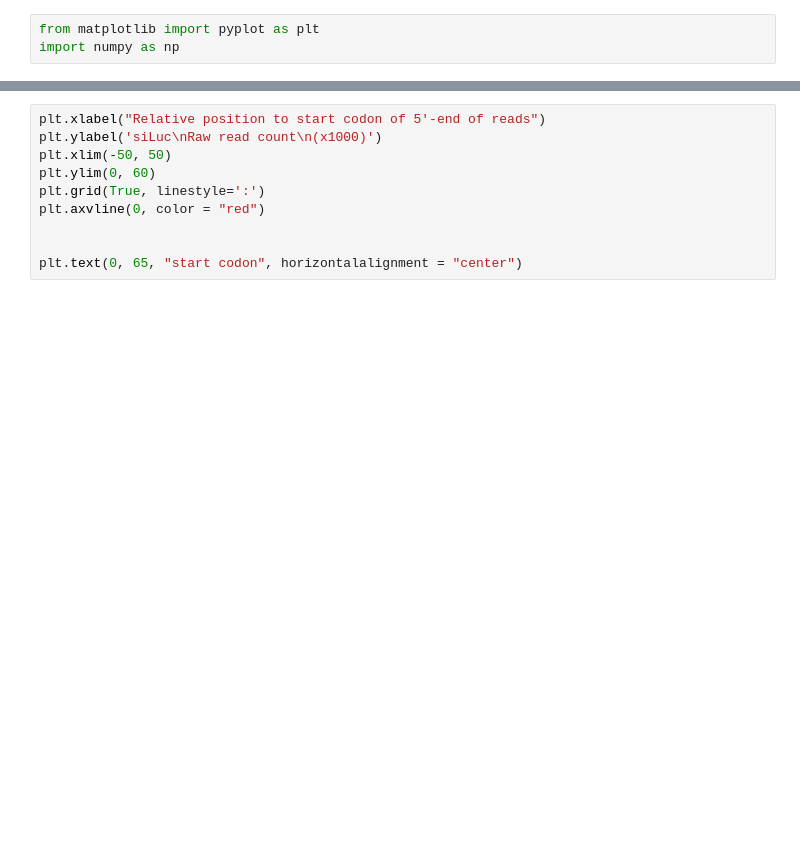
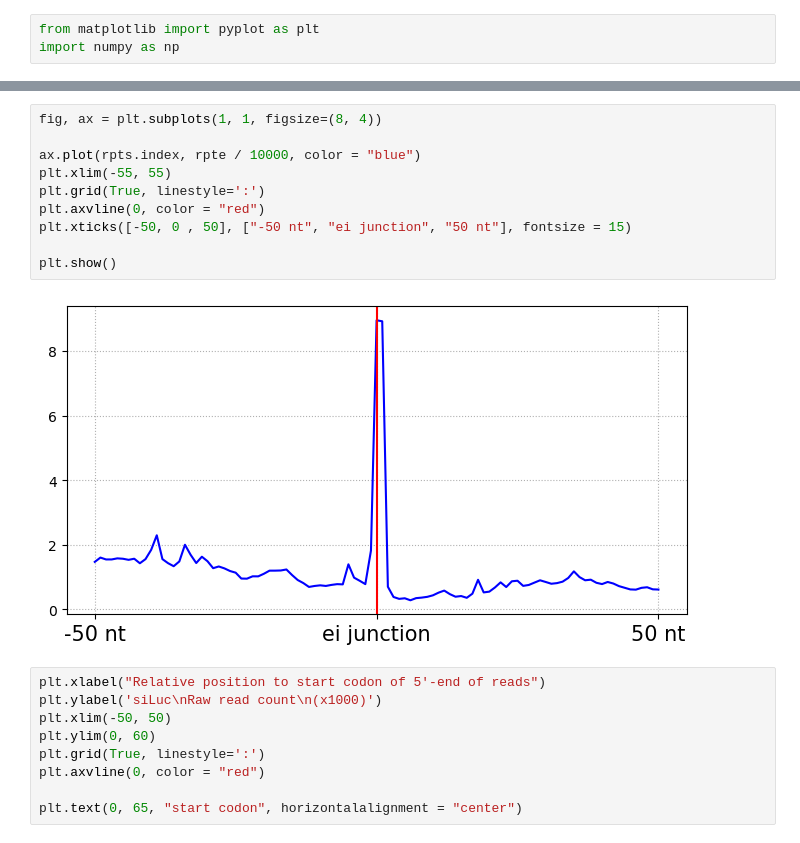
Before and after one commit to Junhyeong02/bioinfo1_project, a Jupyter notebook: my_own_analysis/scripts/my_own_analysis.ipynb, the cells around one changed output, grey strips where cells are left out. Drawn from its saved outputs; the diff is of its cells as text; blank space fills up the shorter version.

```diff
--- a/my_own_analysis/scripts/my_own_analysis.ipynb
+++ b/my_own_analysis/scripts/my_own_analysis.ipynb
@@ -477,3 +490,15 @@ plt.show()
+# %%
+fig, ax = plt.subplots(1, 1, figsize=(8, 4))
+
+ax.plot(rpts.index, rpte / 10000, color = "blue")
+plt.xlim(-55, 55)
+plt.grid(True, linestyle=':')
+plt.axvline(0, color = "red")
+plt.xticks([-50, 0 , 50], ["-50 nt", "ei junction", "50 nt"], fontsize = 15)
+
+plt.show()
+# %% [output]
+[figure, added]
 # %%
 plt.xlabel("Relative position to start codon of 5'-end of reads")
 plt.ylabel('siLuc\nRaw read count\n(x1000)')
@@ -482,5 +507,4 @@ plt.ylim(0, 60)
 plt.grid(True, linestyle=':')
 plt.axvline(0, color = "red")
 
-
 plt.text(0, 65, "start codon", horizontalalignment = "center")
```
Also changed, not shown: parts of 37 cells of this notebook.
